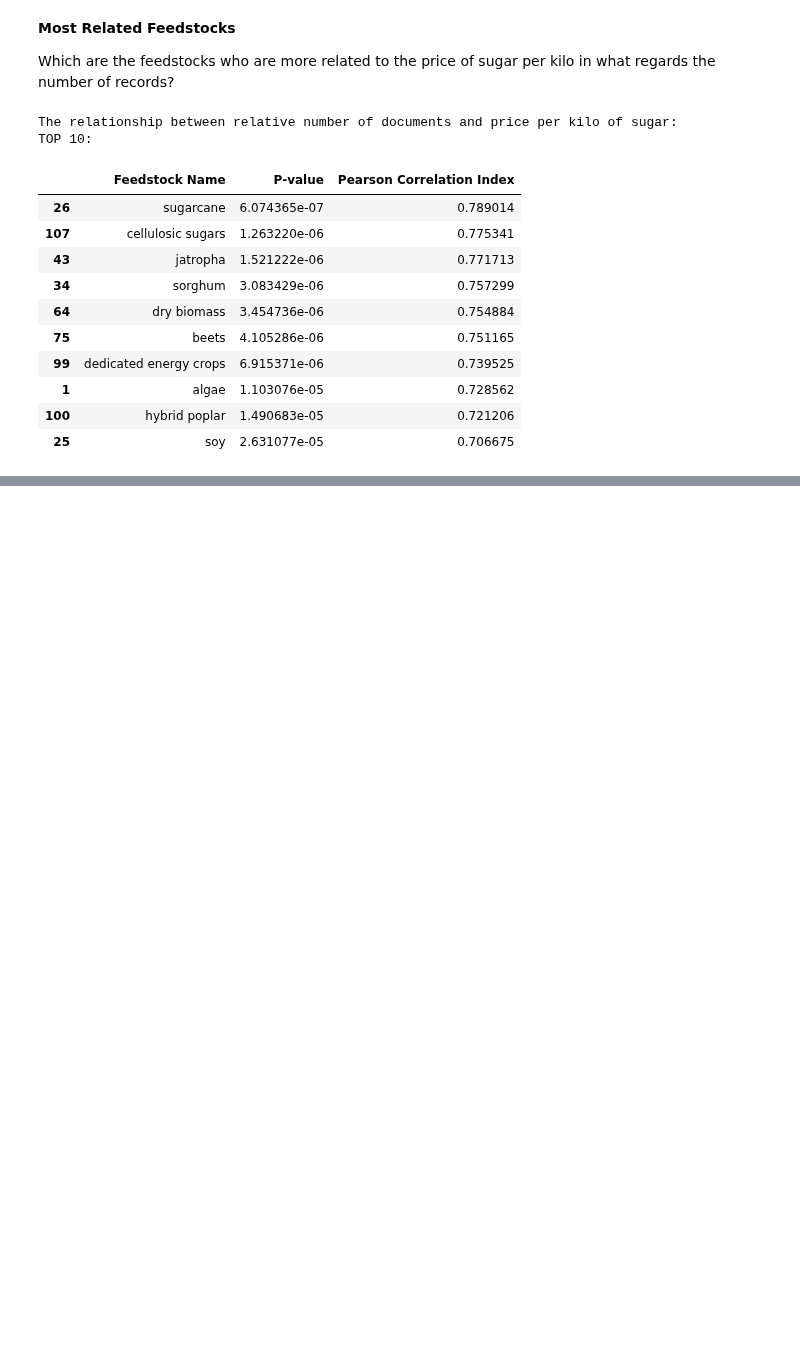
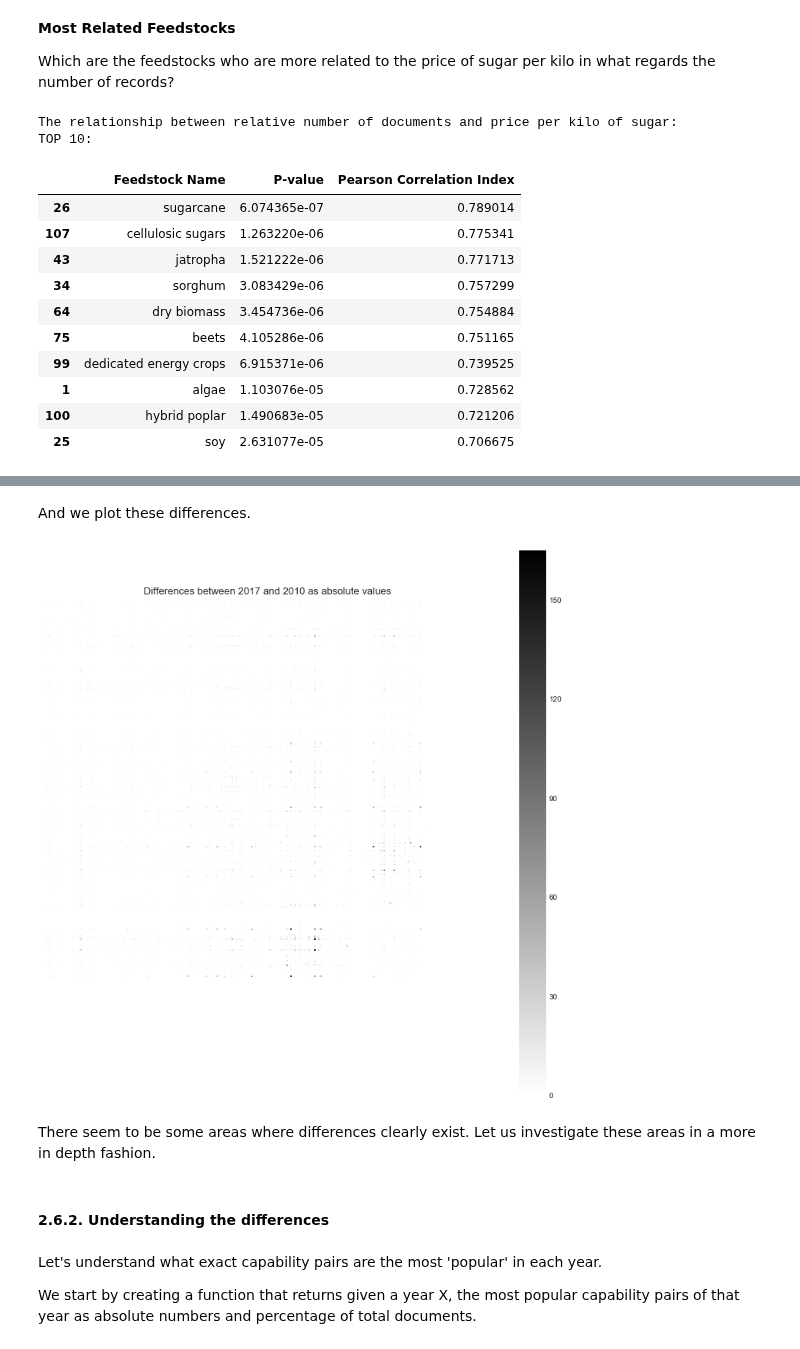
Before and after one commit to duarteocarmo/technological_capabilities, a Jupyter notebook: notebooks/2_2_Capability Correlations_Time.ipynb, the cells around one changed output, grey strips where cells are left out. Cells and saved outputs as stored; diff of their text form; code cells hidden in the pictures; blank space fills up the shorter version.

```diff
--- a/notebooks/2_2_Capability Correlations_Time.ipynb
+++ b/notebooks/2_2_Capability Correlations_Time.ipynb
@@ -769,0 +808,20 @@ TOP 10:
+# %%
+cap_diff = np.absolute(fst_year_matrix - scnd_year_matrix)
+# %% [markdown]
+And we plot these differences.
+# %%
+plt.subplots(1,1,figsize=(13, 13))
+plt.subplot(111)
+sns.heatmap(cap_diff, cmap=colors, square=True, yticklabels=False, xticklabels=False)
+plt.title('Differences between {} and {} as absolute values'.format(first_year, second_year), size=13)
+plt.show()
+# %% [output]
+[figure, added]
+# %% [markdown]
+There seem to be some areas where differences clearly exist. Let us investigate these areas in a more in depth fashion.
+# %% [markdown]
+#### 2.6.2. Understanding the differences  <a class="anchor" id="two-six-two"></a>
+# %% [markdown]
+Let's understand what exact capability pairs are the most 'popular' in each year.
+
+We start by creating a function that returns given a year X, the most popular capability pairs of that year as absolute numbers and percentage of total documents.
```
Also changed, not shown: parts of 13 cells of this notebook.
